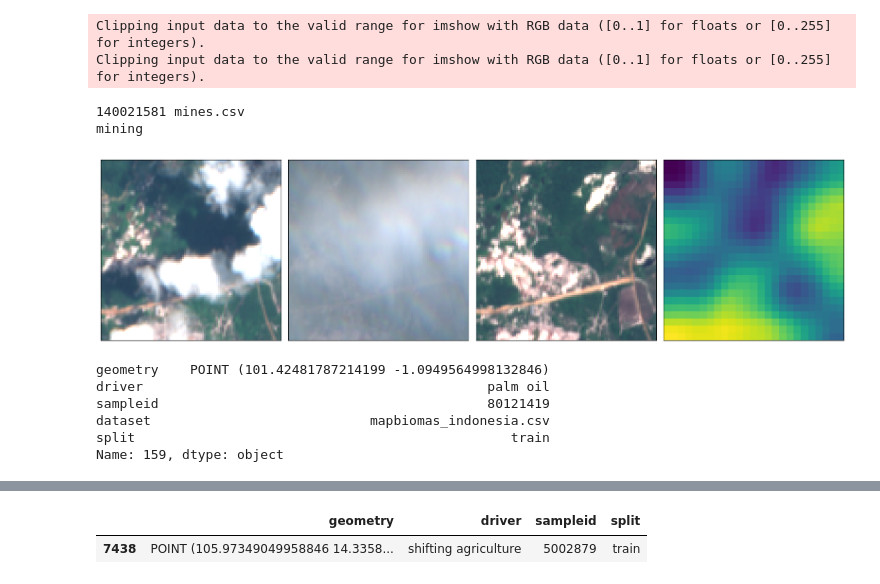
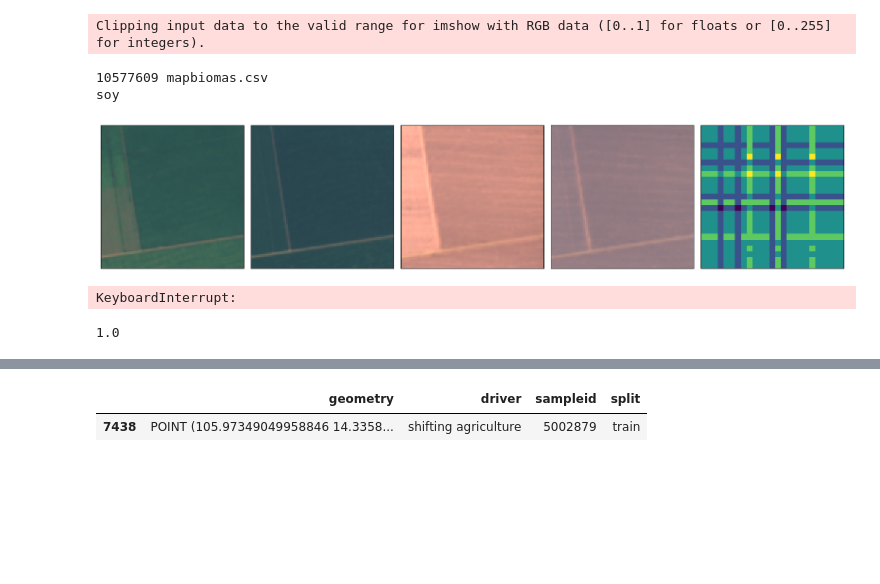
Before and after one commit to janpisl/location-encoding, a Jupyter notebook: notebooks/visualize_data-with_tmf-dst_v4.ipynb, the cells around one changed output, grey strips where cells are left out. Saved outputs shown, nothing was run; the diff lists cells and outputs as text; code cells hidden in the pictures; blank space fills up the shorter version.

Commit message:
small changes for dataset v4

```diff
--- a/notebooks/visualize_data-with_tmf-dst_v4.ipynb
+++ b/notebooks/visualize_data-with_tmf-dst_v4.ipynb
@@ -19,8 +19,8 @@ config = {
 
 
     "data": {
-        "annotation_file": "/home/jan/Documents/EPFL/project_2/data/tmp/labels_test_v4.csv",
-        "image_folder": "/home/jan/Documents/EPFL/project_2/data/images/dataset_v4/test/four_images",
+        "annotation_file": "/home/jan/Documents/EPFL/project_2/data/labels/dataset_v4/labels_55k.csv",
+        "image_folder": "/home/jan/Documents/EPFL/project_2/data/images/dataset_v4/55k/four_images",
         "forestloss_folder": "/home/jan/Documents/EPFL/project_2/data/forestloss_tiles/dataset_v4",
         "output_folder":  "models_trained/"
     },
@@ -44,7 +44,18 @@ config = {
                 "kernel_size" : 11,
                 "sigma" : 5,
                 "apply_after_layer" : 1
+            },
+
+            "folds_to_split" :
+            {
+                0 : "train",
+                1 : "train",
+                2 : "val",
+                3 : "train",
+                4 : "test"
             }
+
+
 
     },
 
@@ -59,9 +70,9 @@ config = {
 # %%
 # fetch dataloaders
 dataloaders = dataloader.fetch_dataloader(
-    ['train', ], config)
+    ['train', 'val'], config)
 train_dl = dataloaders['train']
-#val_dl = dataloaders['val']
+val_dl = dataloaders['val']
 # %%
 x,y = next(iter(train_dl))
 # %%
@@ -69,9 +80,9 @@ def plot_images(data, tmf, label):
 
     n_images = data.shape[0]
     print(label)
-    fig, ax = plt.subplots(1,n_images, figsize=(16, 16))
+    fig, ax = plt.subplots(1,n_images+1, figsize=(16, 16))
     idx = 0
-    for idx in range(n_images - 1):
+    for idx in range(n_images):
         img = data[idx, :3, :, :].detach()
         img = img/0.25
 
@@ -79,31 +90,32 @@ def plot_images(data, tmf, label):
         ax[idx].set_xticks([])
         ax[idx].set_yticks([])
 
-    ax[n_images-1].imshow(tmf.permute(1, 2, 0).numpy())
-    ax[n_images-1].set_xticks([])
-    ax[n_images-1].set_yticks([])
+    ax[n_images].imshow(tmf.permute(1, 2, 0).numpy())
+    ax[n_images].set_xticks([])
+    ax[n_images].set_yticks([])
 
     fig.tight_layout()
     plt.show()
 # %%
 dataset = train_dl.dataset
 
-for i in range(len(dataset)):
-    #i = random.randint(0,len(dataset.img_labels))
+#for i in range(len(dataset)):
+while True:
+    i = random.randint(0,len(dataset.img_labels))
     #if not train_dataset.img_labels.iloc[i].driver == 'shifting agriculture':
     #    continue
     print(dataset.img_labels.iloc[i].sampleid, dataset.img_labels.iloc[i].dataset)
     input_batch, label = train_dl.dataset.__getitem__(i)
     ts, tmf = input_batch
 
     plot_images(ts,tmf, label= inverse_label_mapping[label])
 
     _waitforinput = input()
 
     clear_output(wait=True)
 # %% [output]
 Clipping input data to the valid range for imshow with RGB data ([0..1] for floats or [0..255] for integers).
-Clipping input data to the valid range for imshow with RGB data ([0..1] for floats or [0..255] for integers).
-140021581 mines.csv
-mining
+10577609 mapbiomas.csv
+soy
-[figure, old version]
+[figure, new version]
+KeyboardInterrupt:
@@ -110,9 +127,4 @@ mining
 # %%
-dataset.img_labels.iloc[i].dataset
+tile.min()
 # %% [output]
-geometry    POINT (101.42481787214199 -1.0949564998132846)
-driver                                            palm oil
-sampleid                                          80121419
-dataset                            mapbiomas_indonesia.csv
-split                                                train
-Name: 159, dtype: object
+1.0
```
Also changed, not shown: parts of 3 cells of this notebook, 9 other files.
